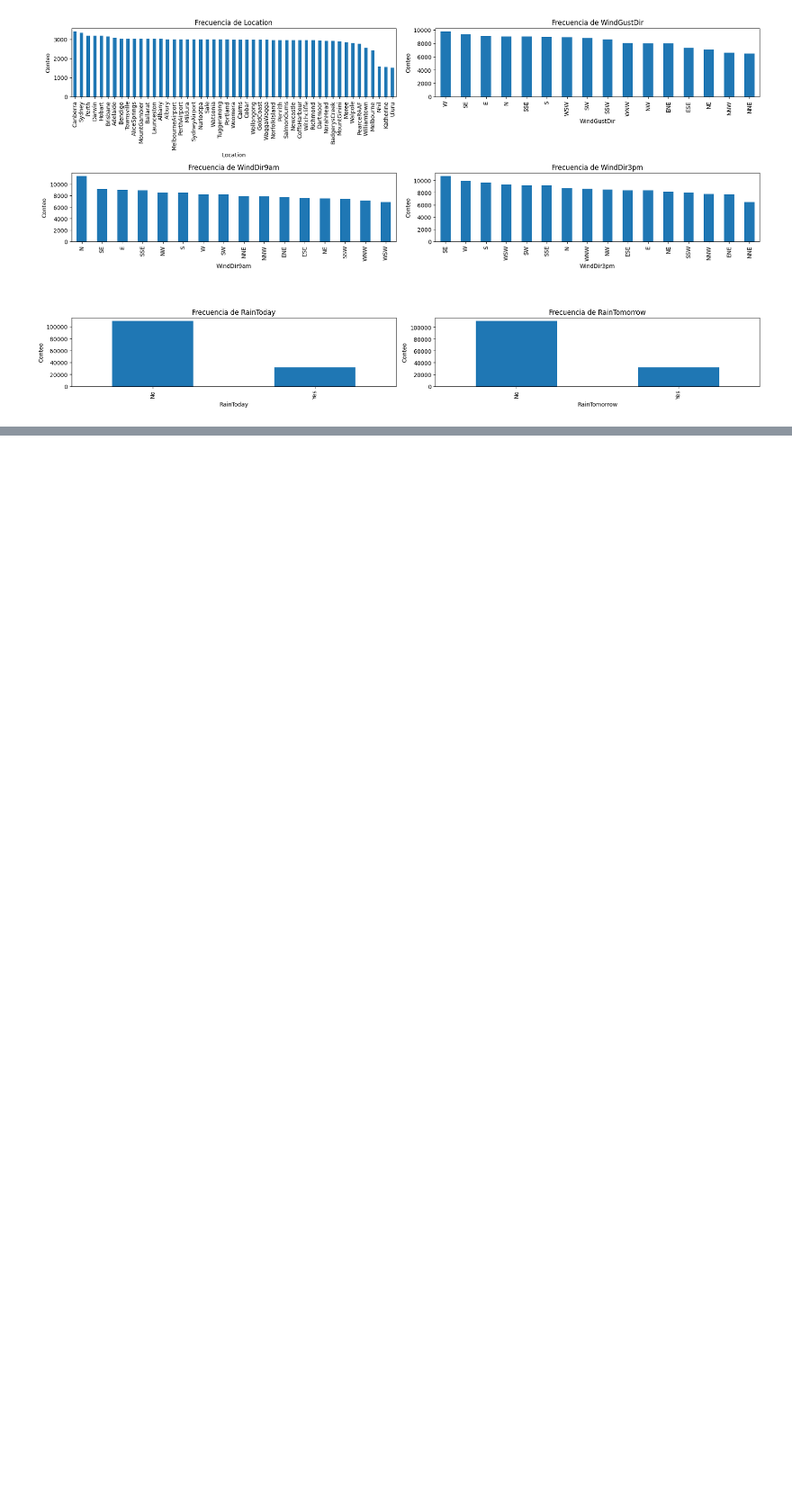
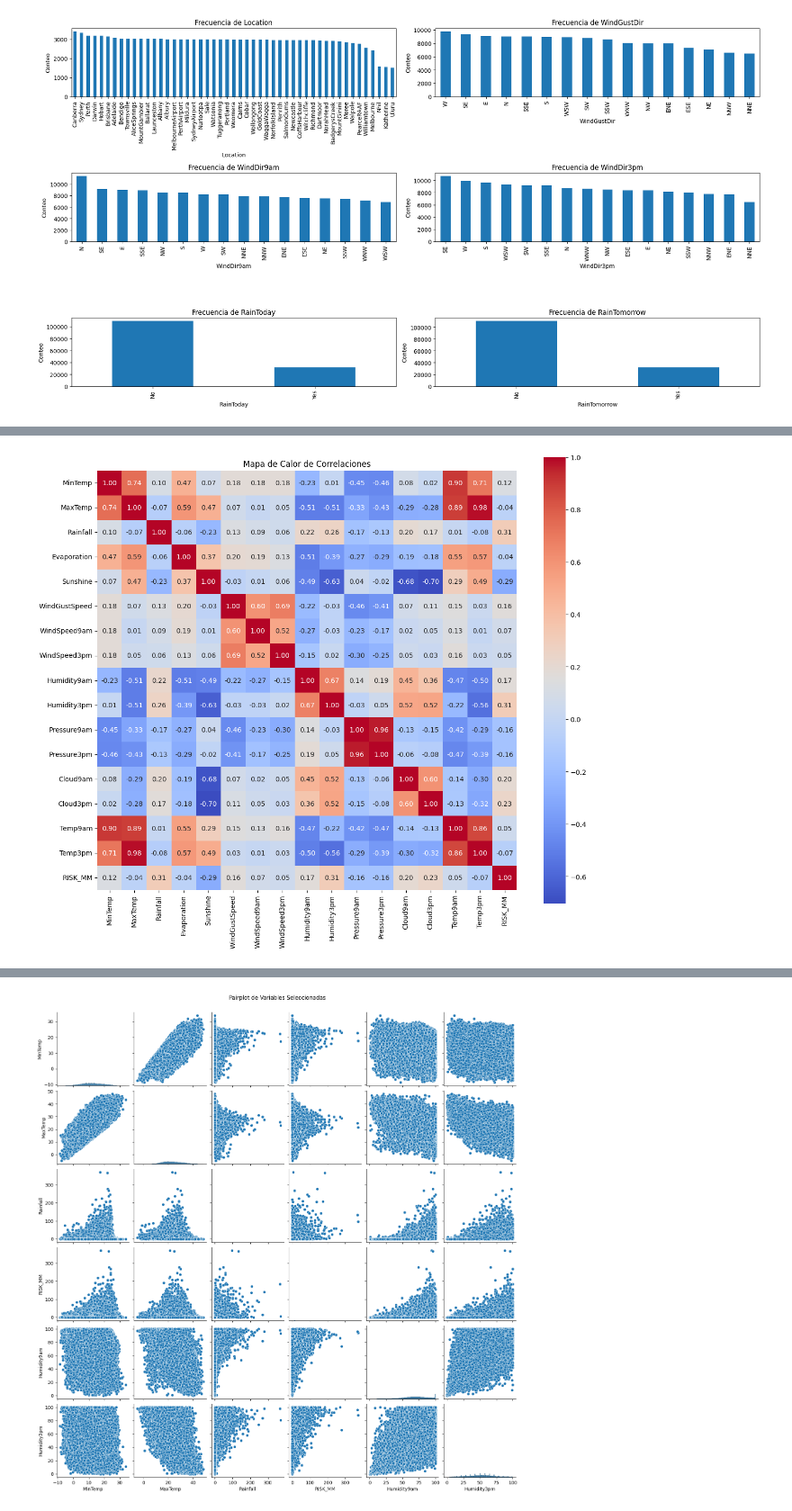
Before and after one commit to h-garrido/weather-aus, a Jupyter notebook: notebooks/exploracion_inicial.ipynb, the cells around one changed output, grey strips where cells are left out. Shown at 90% size. Cells and saved outputs as stored; diff of their text form; code cells hidden in the pictures; blank space fills up the shorter version.

```diff
--- a/notebooks/exploracion_inicial.ipynb
+++ b/notebooks/exploracion_inicial.ipynb
@@ -309,0 +450,14 @@ plt.show()
+# %%
+# Matriz de correlación
+corr_matrix = df[numeric_cols].corr()
+plt.figure(figsize=(14,12))
+sns.heatmap(corr_matrix, annot=True, fmt=".2f", cmap='coolwarm', square=True)
+plt.title('Mapa de Calor de Correlaciones')
+plt.show()
+
+# Pairplot de variables seleccionadas (por ejemplo, variables de temperatura, humedad y lluvia)
+selected_vars = ['MinTemp', 'MaxTemp', 'Rainfall', 'RISK_MM', 'Humidity9am', 'Humidity3pm']
+sns.pairplot(df[selected_vars].dropna())
+plt.suptitle('Pairplot de Variables Seleccionadas', y=1.02)
+plt.show()
+# %% [output]
@@ -309,0 +465 @@ plt.show()
+[figure, added]
@@ -309,0 +467 @@ plt.show()
+[figure, added]
```
Also changed, not shown: parts of 16 cells of this notebook, 8 other files.
